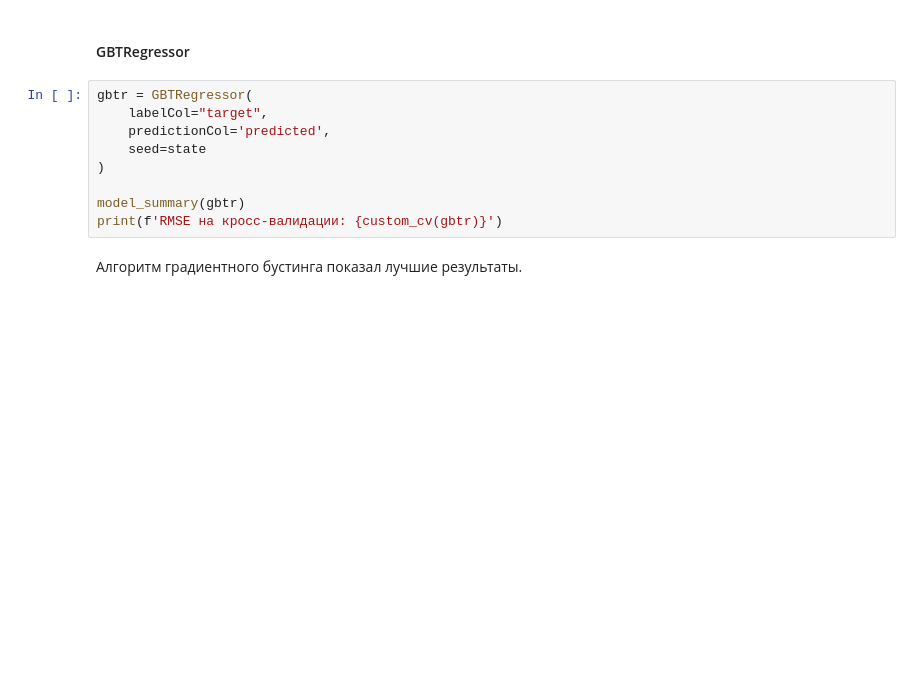
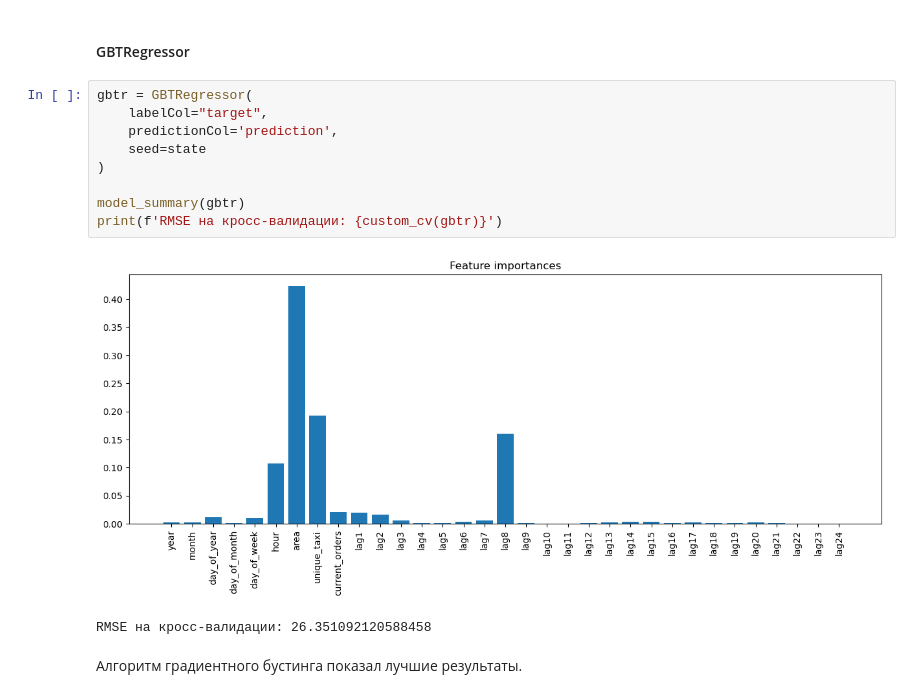
Before and after one commit to ekkv/chicago-taxi, a Jupyter notebook: notebook.ipynb, the cells around one changed output. Cells and saved outputs as stored; diff of their text form; blank space fills up the shorter version.

```diff
--- a/notebook.ipynb
+++ b/notebook.ipynb
@@ -541,12 +541,15 @@ print(f'RMSE на кросс-валидации: {custom_cv(rfr)}')
 # %%
 gbtr = GBTRegressor(
     labelCol="target",
-    predictionCol='predicted',
+    predictionCol='prediction',
     seed=state
 )
 
 model_summary(gbtr)
 print(f'RMSE на кросс-валидации: {custom_cv(gbtr)}')
+# %% [output]
+[figure, added]
+RMSE на кросс-валидации: 26.351092120588458
 # %% [markdown]
 Алгоритм градиентного бустинга показал лучшие результаты.
 # %% [markdown]
```
Also changed, not shown: parts of 20 cells of this notebook, 1 other file.
